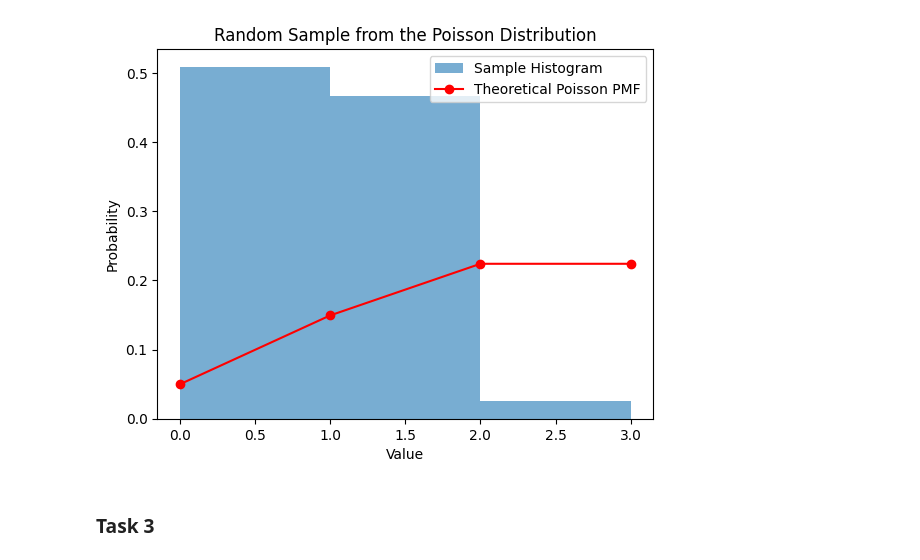
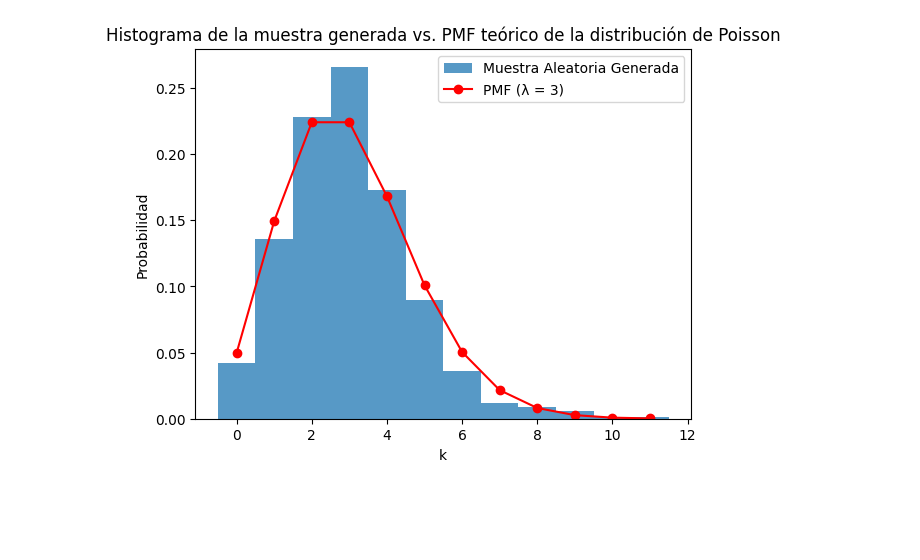
Before and after one commit to stefanoaragoni/simulacion_lab3, a Jupyter notebook: parte3.ipynb, the cells around one changed output. Saved outputs shown, nothing was run; the diff lists cells and outputs as text; code cells hidden in the pictures; blank space fills up the shorter version.

```diff
--- a/parte3.ipynb
+++ b/parte3.ipynb
@@ -38,41 +61,48 @@ plt.show()
 # %%
-def poissonPmf(k, lambd):
-    return np.exp(-lambd) * (lambd ** k) / np.math.factorial(k)
+def poisson_pmf(k, lambdas):
+    return np.exp(-lambdas) * (lambdas ** k) / np.math.factorial(k)
 
-lambd = 3
+def exponencial_pdf(x):
+    return np.exp(-x)
 
-def exponentialPmf(x, lambdP):
-    return lambdP * np.exp(-lambdP * x)
+def constante_c(lambdas):
+    max_ratio = max(poisson_pmf(k, lambdas) / exponencial_pdf(k) for k in range(30))
+    return max_ratio
 
-lambdP = 3
-C = lambd / lambdP
+def metodo_rechazo(n_samples, lambdas):
+    samples = []
 
-def generatePoissonSample(n):
-    samples = []
-    while len(samples) < n:
-        x = np.random.exponential(1 / lambdP)
-        u = np.random.uniform(0, C * exponentialPmf(x, lambdP))
-        if u <= poissonPmf(int(x), lambd):
-            samples.append(int(x))
+    C = constante_c(lambdas)
+
+    for _ in range(n_samples):
+        accepted = False
+        while not accepted:
+            # Muestra de la distribución exponencial
+            x = np.random.exponential(scale=1)
+
+            # Uniforme para aceptar o rechazar
+            u = np.random.uniform()
+
+            probabilidad_aceptar = poisson_pmf(int(x), lambdas) / (C * exponencial_pdf(x))
+
+            if u <= probabilidad_aceptar:
+                samples.append(int(x))
+                accepted = True
+
     return samples
 
-sampleSize = 1000
-sample = generatePoissonSample(sampleSize)
+random_sample = metodo_rechazo(n_samples=1000, lambdas=3)
 
-plt.hist(sample, bins=range(0, max(sample)+1), density=True, alpha=0.6, label='Sample Histogram')
-xValues = np.arange(0, max(sample)+1)
+plt.hist(random_sample, bins=np.arange(-0.5, max(random_sample) + 1.5, 1), density=True, alpha=0.75, label='Muestra Aleatoria Generada')
 
-poissonPmfValues = []
-for x in xValues:
-    poissonPmfValues.append(poissonPmf(x, lambd))
+x_values = np.arange(0, max(random_sample) + 1)
+pmf_values = [poisson_pmf(k, 3) for k in x_values]
 
-plt.plot(xValues, poissonPmfValues, 'ro-', label='Theoretical Poisson PMF')
-plt.xlabel('Value')
-plt.ylabel('Probability')
+plt.plot(x_values, pmf_values, 'ro-', label='PMF (λ = 3)')
+plt.xlabel('k')
+plt.ylabel('Probabilidad')
+plt.title('Histograma de la muestra generada vs. PMF teórico de la distribución de Poisson')
 plt.legend()
-plt.title('Random Sample from the Poisson Distribution')
 plt.show()
 # %% [output]
-[figure, old version]
+[figure, new version]
-# %% [markdown]
-### Task 3
```
Also changed, not shown: parts of 8 cells of this notebook, 1 other file.
